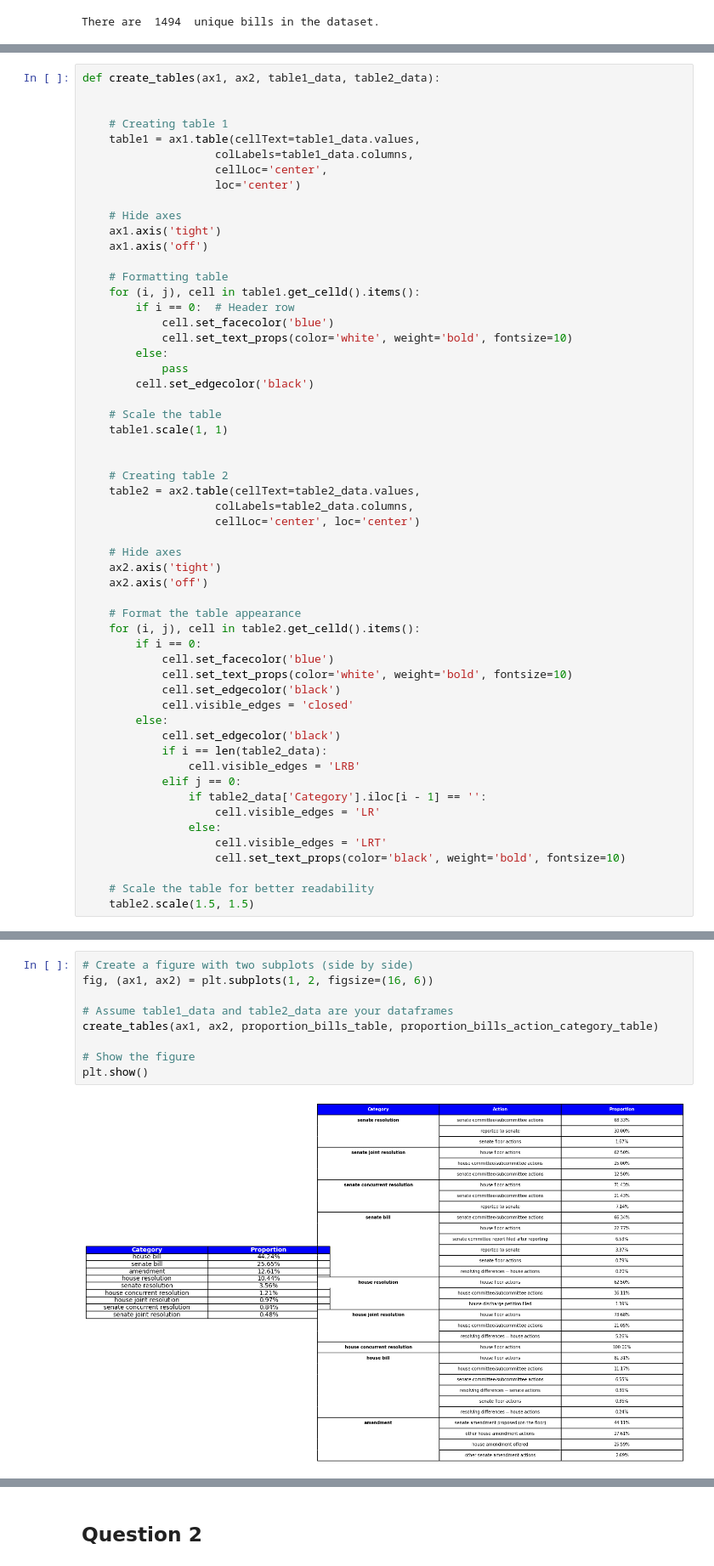
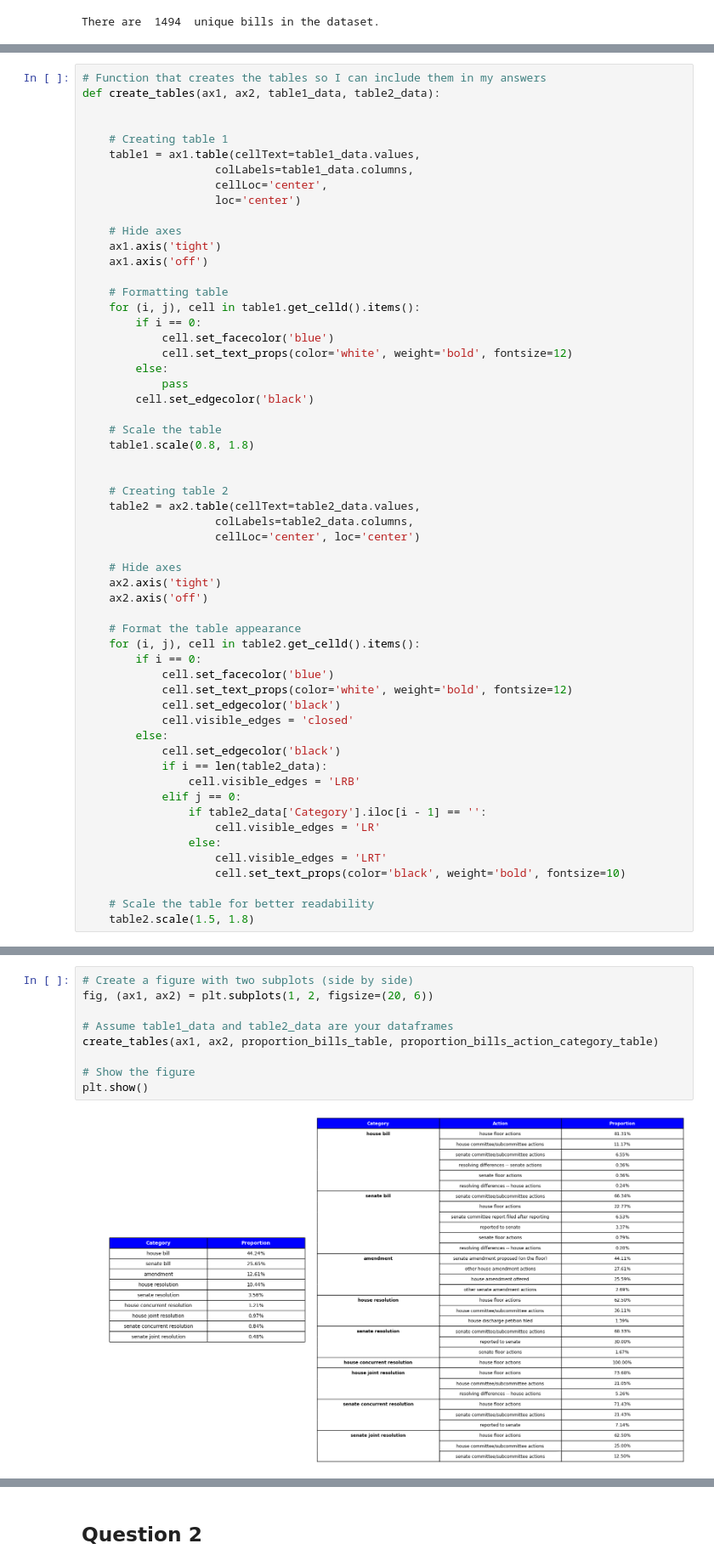
Before and after one commit to jubarringer098/qtm530fall2024, a Jupyter notebook: Homework/Homework 4/hw4.ipynb, the cells around one changed output, grey strips where cells are left out. Shown at 85% size. Saved outputs shown, nothing was run; the diff lists cells and outputs as text.

```diff
--- a/Homework/Homework 4/hw4.ipynb
+++ b/Homework/Homework 4/hw4.ipynb
@@ -151,4 +88,5 @@ plt.show()
 # %%
+# Function that creates the tables so I can include them in my answers
 def create_tables(ax1, ax2, table1_data, table2_data):
 
 
@@ -164,15 +102,15 @@ def create_tables(ax1, ax2, table1_data, table2_data):
 
     # Formatting table
     for (i, j), cell in table1.get_celld().items():
-        if i == 0:  # Header row
+        if i == 0:
             cell.set_facecolor('blue')
-            cell.set_text_props(color='white', weight='bold', fontsize=10)
+            cell.set_text_props(color='white', weight='bold', fontsize=12)
         else:
             pass
         cell.set_edgecolor('black')
 
     # Scale the table
-    table1.scale(1, 1)
+    table1.scale(0.8, 1.8)
 
 
     # Creating table 2
@@ -188,7 +126,7 @@ def create_tables(ax1, ax2, table1_data, table2_data):
     for (i, j), cell in table2.get_celld().items():
         if i == 0:
             cell.set_facecolor('blue')
-            cell.set_text_props(color='white', weight='bold', fontsize=10)
+            cell.set_text_props(color='white', weight='bold', fontsize=12)
             cell.set_edgecolor('black')
             cell.visible_edges = 'closed'
         else:
@@ -203,4 +141,4 @@ def create_tables(ax1, ax2, table1_data, table2_data):
                     cell.set_text_props(color='black', weight='bold', fontsize=10)
 
     # Scale the table for better readability
-    table2.scale(1.5, 1.5)
+    table2.scale(1.5, 1.8)
@@ -207,11 +157,11 @@ def create_tables(ax1, ax2, table1_data, table2_data):
 # %%
 # Create a figure with two subplots (side by side)
-fig, (ax1, ax2) = plt.subplots(1, 2, figsize=(16, 6))
+fig, (ax1, ax2) = plt.subplots(1, 2, figsize=(20, 6))
 
 # Assume table1_data and table2_data are your dataframes
 create_tables(ax1, ax2, proportion_bills_table, proportion_bills_action_category_table)
 
 # Show the figure
 plt.show()
 # %% [output]
-[figure, old version]
+[figure, new version]
```
Also changed, not shown: parts of 43 cells of this notebook, 1 other file.
